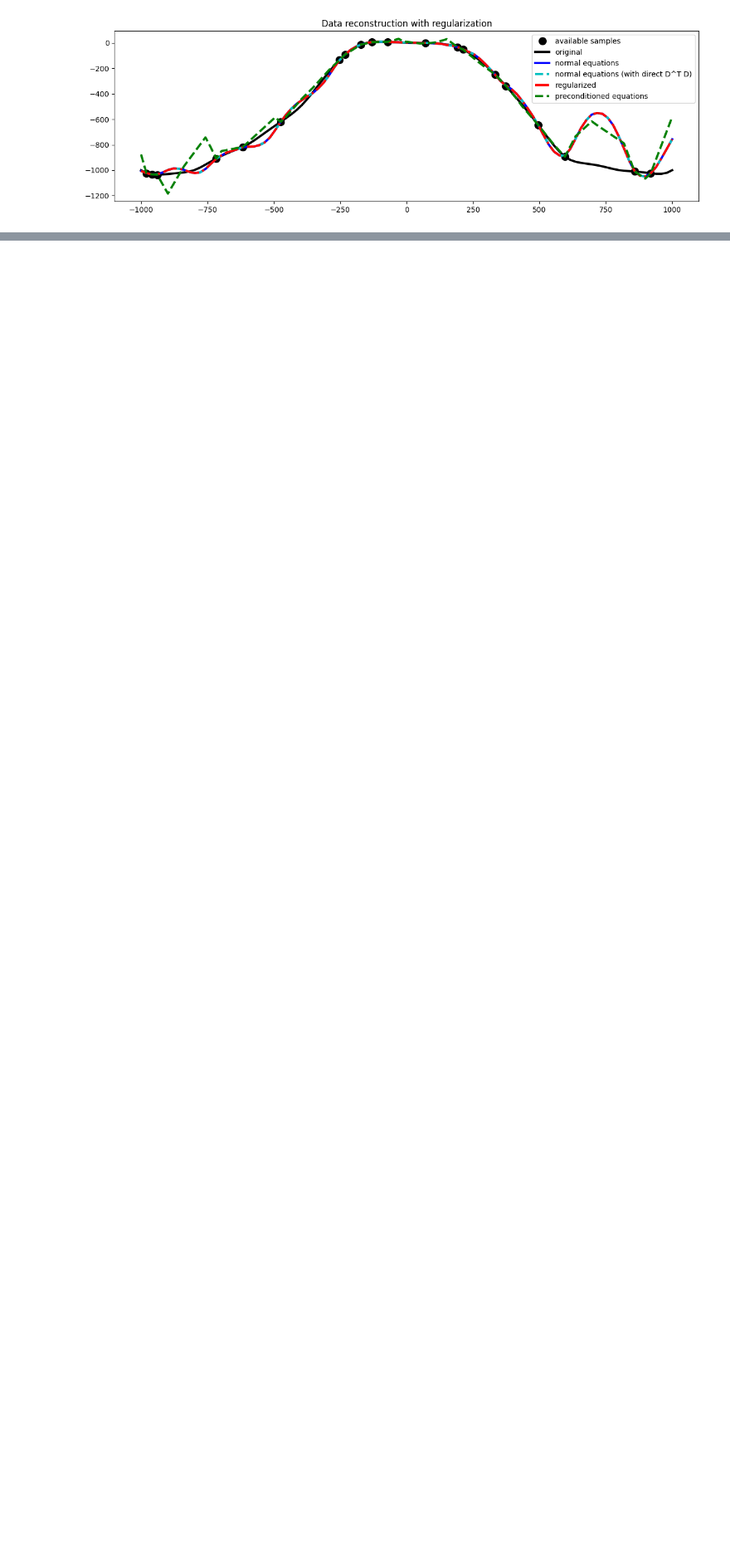
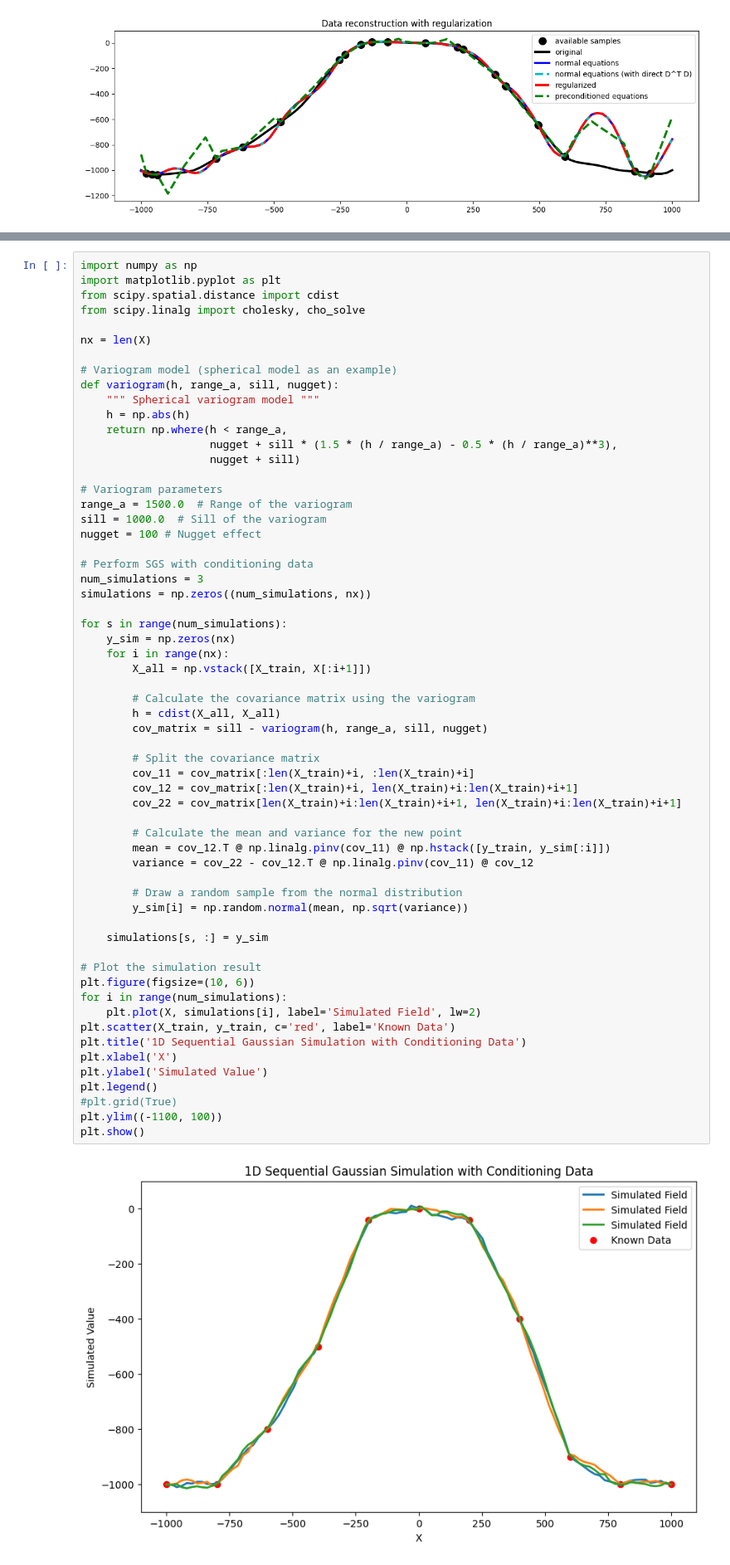
Before and after one commit to csc7/Probabilistic_Programming, a Jupyter notebook: GP_General.ipynb, the cells around one changed output, grey strips where cells are left out. Shown at 83% size. Cells and saved outputs as stored; diff of their text form; blank space fills up the shorter version.

```diff
--- a/GP_General.ipynb
+++ b/GP_General.ipynb
@@ -298,0 +310,62 @@ plt.tight_layout()
+# %%
+import numpy as np
+import matplotlib.pyplot as plt
+from scipy.spatial.distance import cdist
+from scipy.linalg import cholesky, cho_solve
+
+nx = len(X)
+
+# Variogram model (spherical model as an example)
+def variogram(h, range_a, sill, nugget):
+    """ Spherical variogram model """
+    h = np.abs(h)
+    return np.where(h < range_a,
+                    nugget + sill * (1.5 * (h / range_a) - 0.5 * (h / range_a)**3),
+                    nugget + sill)
+
+# Variogram parameters
+range_a = 1500.0  # Range of the variogram
+sill = 1000.0  # Sill of the variogram
+nugget = 100 # Nugget effect
+
+# Perform SGS with conditioning data
+num_simulations = 3
+simulations = np.zeros((num_simulations, nx))
+
+for s in range(num_simulations):
+    y_sim = np.zeros(nx)
+    for i in range(nx):
+        X_all = np.vstack([X_train, X[:i+1]])
+
+        # Calculate the covariance matrix using the variogram
+        h = cdist(X_all, X_all)
+        cov_matrix = sill - variogram(h, range_a, sill, nugget)
+
+        # Split the covariance matrix
+        cov_11 = cov_matrix[:len(X_train)+i, :len(X_train)+i]
+        cov_12 = cov_matrix[:len(X_train)+i, len(X_train)+i:len(X_train)+i+1]
+        cov_22 = cov_matrix[len(X_train)+i:len(X_train)+i+1, len(X_train)+i:len(X_train)+i+1]
+
+        # Calculate the mean and variance for the new point
+        mean = cov_12.T @ np.linalg.pinv(cov_11) @ np.hstack([y_train, y_sim[:i]])
+        variance = cov_22 - cov_12.T @ np.linalg.pinv(cov_11) @ cov_12
+
+        # Draw a random sample from the normal distribution
+        y_sim[i] = np.random.normal(mean, np.sqrt(variance))
+
+    simulations[s, :] = y_sim
+
+# Plot the simulation result
+plt.figure(figsize=(10, 6))
+for i in range(num_simulations):
+    plt.plot(X, simulations[i], label='Simulated Field', lw=2)
+plt.scatter(X_train, y_train, c='red', label='Known Data')
+plt.title('1D Sequential Gaussian Simulation with Conditioning Data')
+plt.xlabel('X')
+plt.ylabel('Simulated Value')
+plt.legend()
+#plt.grid(True)
+plt.ylim((-1100, 100))
+plt.show()
+# %% [output]
+[figure, added]
```
Also changed, not shown: parts of 6 cells of this notebook.
